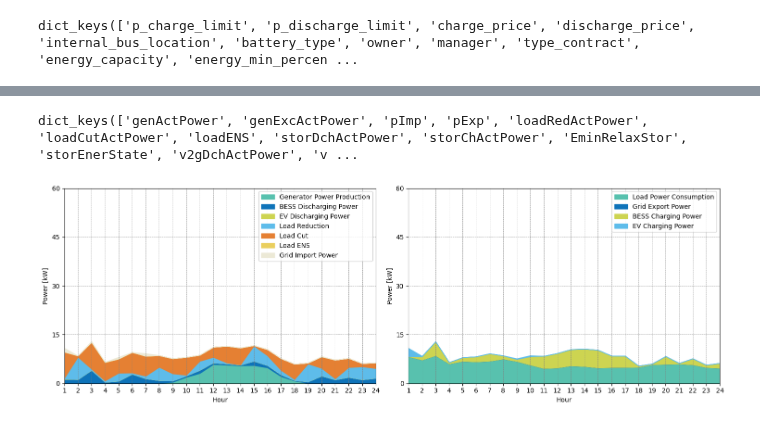
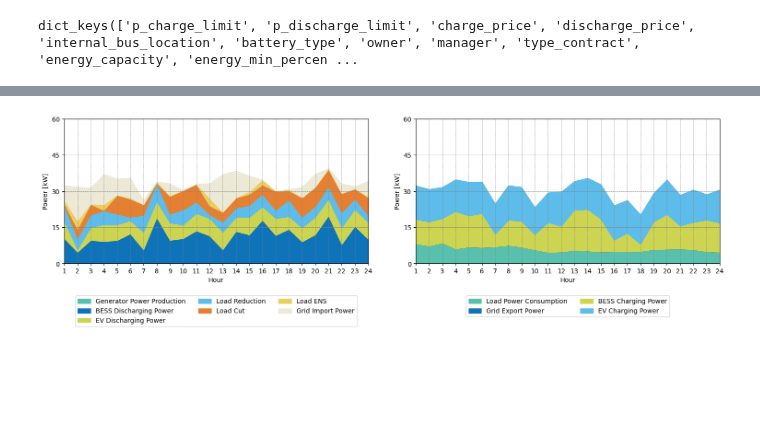
Before and after one commit to cpguzman/energy_communities_management, a Jupyter notebook: pyecom_eduardo/pyecom_hydedf_example.ipynb, the cells around one changed output, grey strips where cells are left out. Saved outputs shown, nothing was run; the diff lists cells and outputs as text; code cells hidden in the pictures; blank space fills up the shorter version.

```diff
--- a/pyecom_eduardo/pyecom_hydedf_example.ipynb
+++ b/pyecom_eduardo/pyecom_hydedf_example.ipynb
@@ -648,4 +679,0 @@ scene3.run()
-# %%
-scene3.current_best.keys()
-# %% [output]
-dict_keys(['genActPower', 'genExcActPower', 'pImp', 'pExp', 'loadRedActPower', 'loadCutActPower', 'loadENS', 'storDchActPower', 'storChActPower', 'EminRelaxStor', 'storEnerState', 'v2gDchActPower', 'v ...
@@ -663,10 +680,33 @@ scene3.export_profile_to_excel(scene3.current_best['genActPower'], scene3.curren
-# %%
-scene3.plot(scene.current_best['genActPower'], scene3.current_best['storDchActPower'],
-                              scene3.current_best['v2gDchActPower'], scene3.current_best['loadRedActPower'],
-                              scene3.current_best['loadCutActPower'], scene3.current_best['loadENS'],
-                              scene3.current_best['pImp'], scene3.current_best['genExcActPower'],
-                              scene3.current_best['storChActPower'], scene3.current_best['v2gChActPower'],
-                              loads3.value,
-                              name="profile_data_3", path="plots/method_3", graph_max=40, graph_step=10)
-# %% [output]
-[figure, removed]
+# %%
+#Plot the operation of the community results
+
+result_genActPower = np.array([results_dict[hour]['genActPowerInit'] for hour in sorted(results_dict.keys())])
+result_storDchActPower = np.array([results_dict[hour]['storDischargeInit'] for hour in sorted(results_dict.keys())])
+result_v2gDchActPower = np.array([results_dict[hour]['v2gDischargeInit'] for hour in sorted(results_dict.keys())])
+result_loadRedActPower = np.array([results_dict[hour]['loadRedActPowerInit'] for hour in sorted(results_dict.keys())])
+result_loadCutActPower = np.array([results_dict[hour]['loadCutActPowerInit'] for hour in sorted(results_dict.keys())])
+result_loadENS = np.array([results_dict[hour]['loadENSInit'] for hour in sorted(results_dict.keys())])
+result_pimp = np.array([results_dict[hour]['importsInit'] for hour in sorted(results_dict.keys())])
+result_genExcActPower = np.array([results_dict[hour]['genExcPowerInit'] for hour in sorted(results_dict.keys())])
+result_storChActPower = np.array([results_dict[hour]['storChargeInit'] for hour in sorted(results_dict.keys())])
+result_v2gChActPower = np.array([results_dict[hour]['v2gChargeInit'] for hour in sorted(results_dict.keys())])
+# %%
+plot_mixed_results(result_genActPower,
+    result_storDchActPower,
+    result_v2gDchActPower,
+    result_loadRedActPower,
+    result_loadCutActPower,
+    result_loadENS,
+    result_pimp,
+    method_obj_2, #The method 2 enters here, although this is method 3. Based on original PyECOM.
+    _time_step,
+    result_genExcActPower,
+    result_storChActPower,
+    result_v2gChActPower,
+    save = True,
+    path = 'plots/UC1/method_3',
+    name =  f'profile_data_3.png',
+    graph_max = 60,
+    graph_step = 15)
+# %% [output]
+[figure, added]
```
Also changed, not shown: parts of 30 cells of this notebook, 2 other files.
